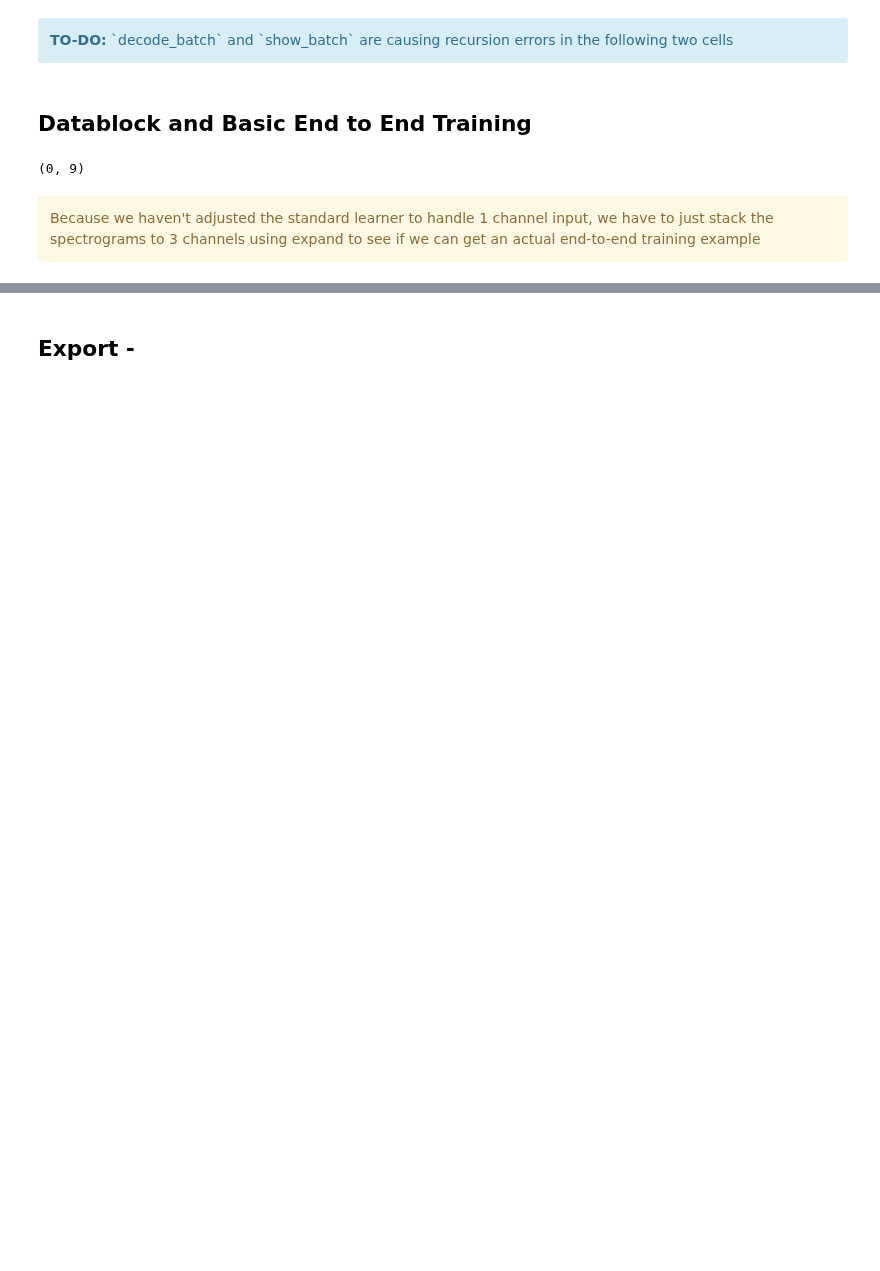
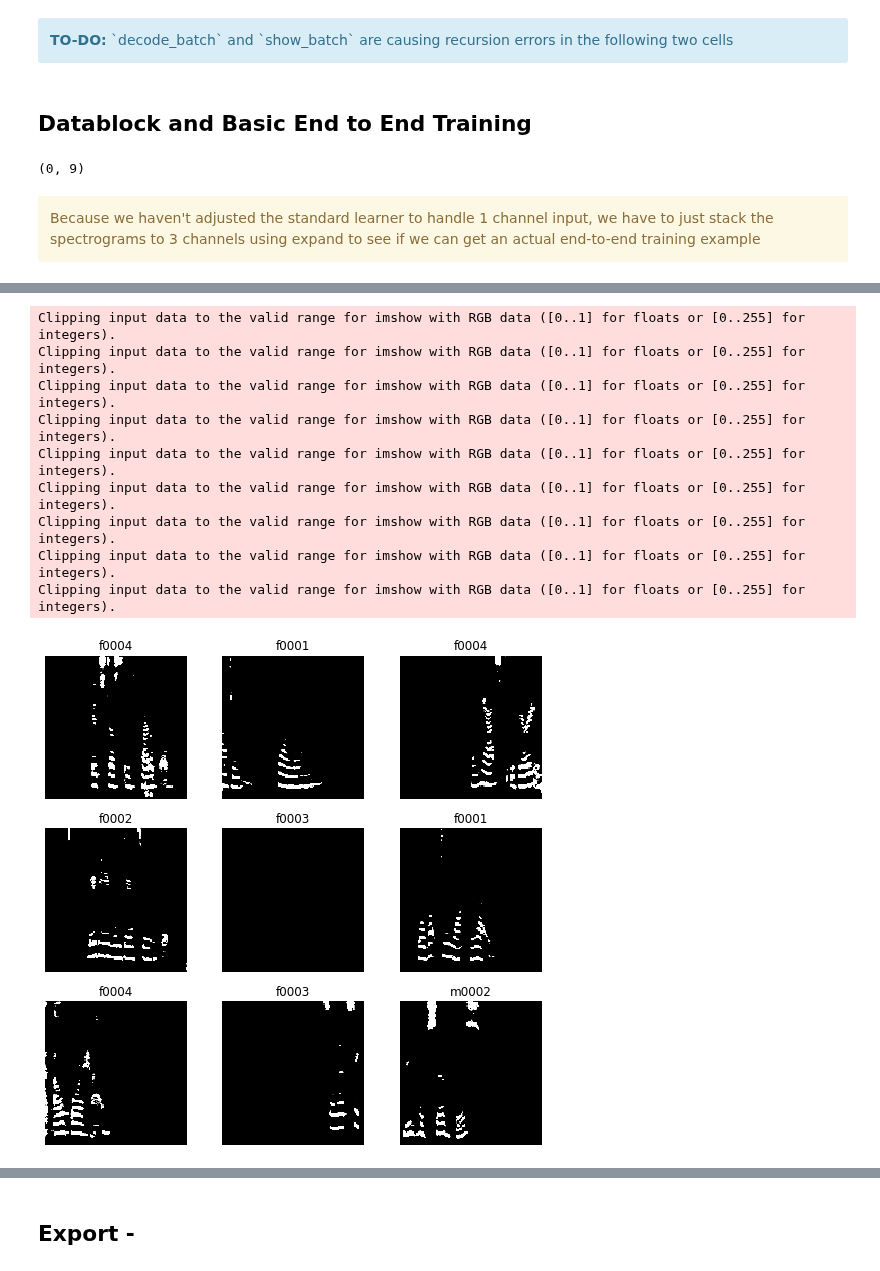
Before and after one commit to fastaudio/fastai2_audio, a Jupyter notebook: dev/72_audio_tutorial.ipynb, the cells around one changed output, grey strips where cells are left out. Drawn from its saved outputs; the diff is of its cells as text; code cells hidden in the pictures; blank space fills up the shorter version.

```diff
--- a/dev/72_audio_tutorial.ipynb
+++ b/dev/72_audio_tutorial.ipynb
@@ -153,3 +200,21 @@ Clipping input data to the valid range for imshow with RGB data ([0..1] for floa
+# %%
+p = Path('/home/jupyter/.fastai/data/ST-AEDS-20180100_1-OS')
+a2s = AudioToSpec(n_fft = 1024, hop_length=256)
+cropsig_2000ms = CropSignal(2000)
+tfms = Pipeline([cropsig_2000ms, a2s, Stack3Channels()], as_item=True)
+dbunch = auds.databunch(p, ds_tfms=tfms, bs=64)
+dbunch.show_batch(max_n=9)
+# %% [output]
+Clipping input data to the valid range for imshow with RGB data ([0..1] for floats or [0..255] for integers).
+Clipping input data to the valid range for imshow with RGB data ([0..1] for floats or [0..255] for integers).
+Clipping input data to the valid range for imshow with RGB data ([0..1] for floats or [0..255] for integers).
+Clipping input data to the valid range for imshow with RGB data ([0..1] for floats or [0..255] for integers).
+Clipping input data to the valid range for imshow with RGB data ([0..1] for floats or [0..255] for integers).
+Clipping input data to the valid range for imshow with RGB data ([0..1] for floats or [0..255] for integers).
+Clipping input data to the valid range for imshow with RGB data ([0..1] for floats or [0..255] for integers).
+Clipping input data to the valid range for imshow with RGB data ([0..1] for floats or [0..255] for integers).
+Clipping input data to the valid range for imshow with RGB data ([0..1] for floats or [0..255] for integers).
+[figure, added]
 # %%
 dbunch.one_batch()[0].shape
 # %% [output]
```
Also changed, not shown: parts of 28 cells of this notebook, 1 other file.
